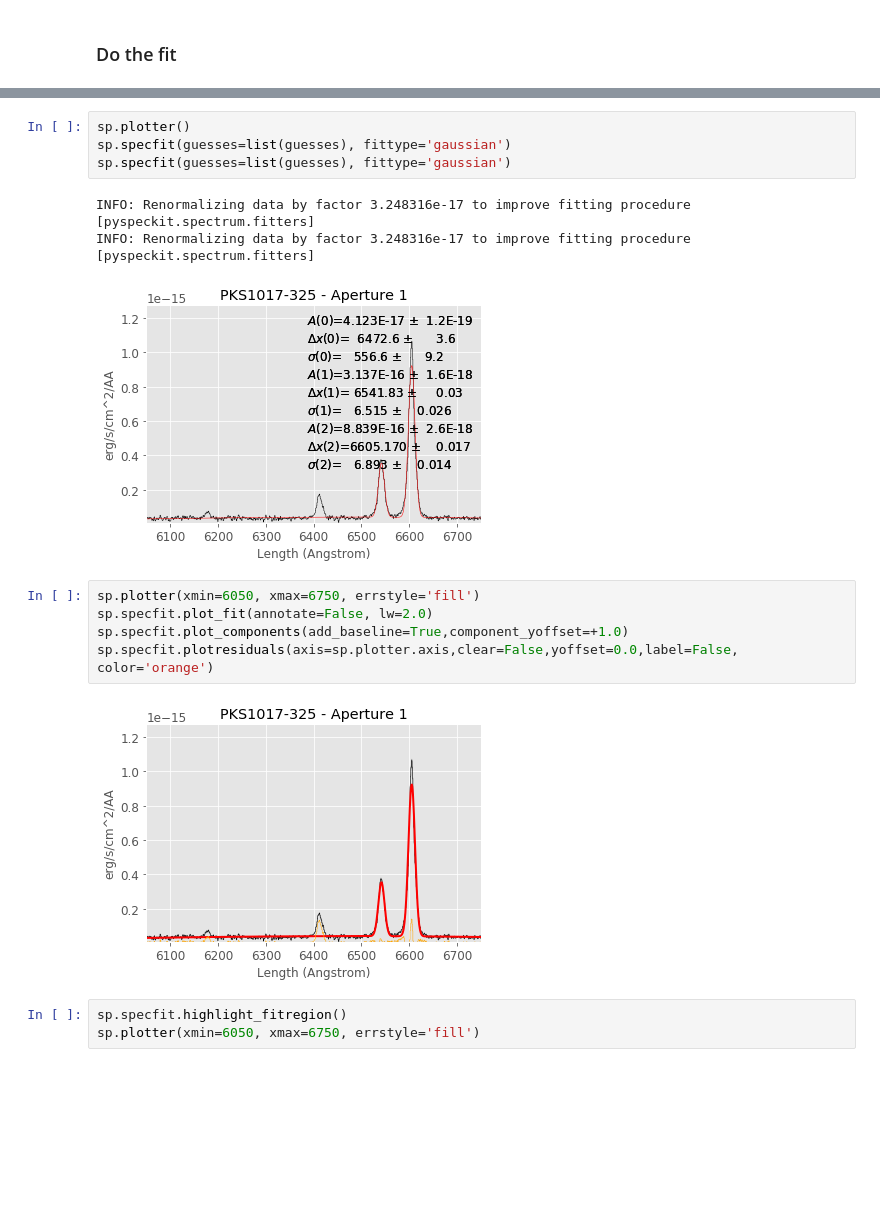
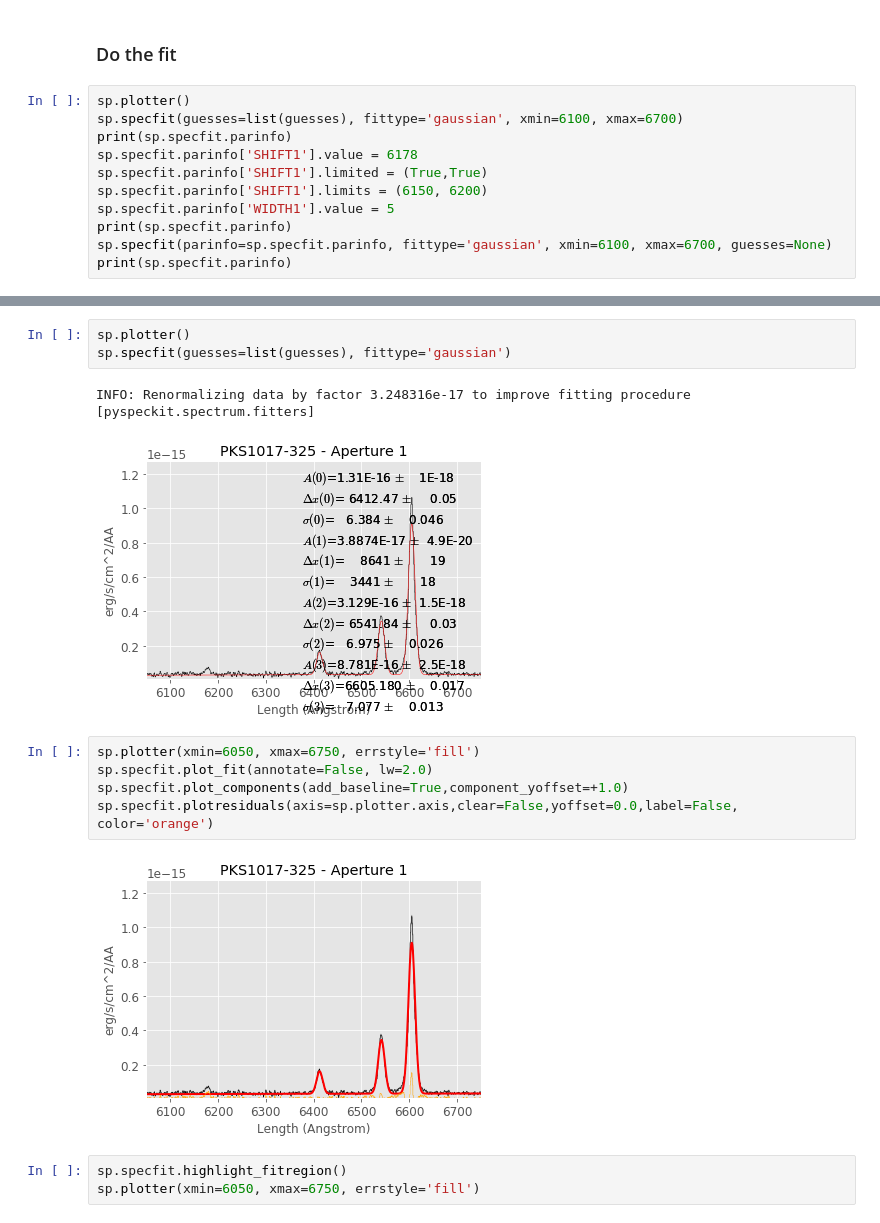
Before and after one commit to granttremblay/question_for_adam, a Jupyter notebook: adam_debugging.ipynb, the cells around one changed output, grey strips where cells are left out. Saved outputs shown, nothing was run; the diff lists cells and outputs as text; blank space fills up the shorter version.

```diff
--- a/adam_debugging.ipynb
+++ b/adam_debugging.ipynb
@@ -322,2 +327,13 @@ sp.baseline(xmin=6050, xmax=6750, exclude=linemask, subtract=False, reset_select
 # %% [markdown]
 ### Do the fit
+# %%
+sp.plotter()
+sp.specfit(guesses=list(guesses), fittype='gaussian', xmin=6100, xmax=6700)
+print(sp.specfit.parinfo)
+sp.specfit.parinfo['SHIFT1'].value = 6178
+sp.specfit.parinfo['SHIFT1'].limited = (True,True)
+sp.specfit.parinfo['SHIFT1'].limits = (6150, 6200)
+sp.specfit.parinfo['WIDTH1'].value = 5
+print(sp.specfit.parinfo)
+sp.specfit(parinfo=sp.specfit.parinfo, fittype='gaussian', xmin=6100, xmax=6700, guesses=None)
+print(sp.specfit.parinfo)
@@ -324,18 +359,16 @@ sp.baseline(xmin=6050, xmax=6750, exclude=linemask, subtract=False, reset_select
 # %%
 sp.plotter()
 sp.specfit(guesses=list(guesses), fittype='gaussian')
-sp.specfit(guesses=list(guesses), fittype='gaussian')
 # %% [output]
 INFO: Renormalizing data by factor 3.248316e-17 to improve fitting procedure [pyspeckit.spectrum.fitters]
-INFO: Renormalizing data by factor 3.248316e-17 to improve fitting procedure [pyspeckit.spectrum.fitters]
-[figure, old version]
+[figure, new version]
 # %%
 sp.plotter(xmin=6050, xmax=6750, errstyle='fill')
 sp.specfit.plot_fit(annotate=False, lw=2.0)
 sp.specfit.plot_components(add_baseline=True,component_yoffset=+1.0)
 sp.specfit.plotresiduals(axis=sp.plotter.axis,clear=False,yoffset=0.0,label=False, color='orange')
 # %% [output]
-[figure, old version]
+[figure, new version]
 # %%
 sp.specfit.highlight_fitregion()
 sp.plotter(xmin=6050, xmax=6750, errstyle='fill')
```
Also changed, not shown: parts of 9 cells of this notebook, 2 other files.
